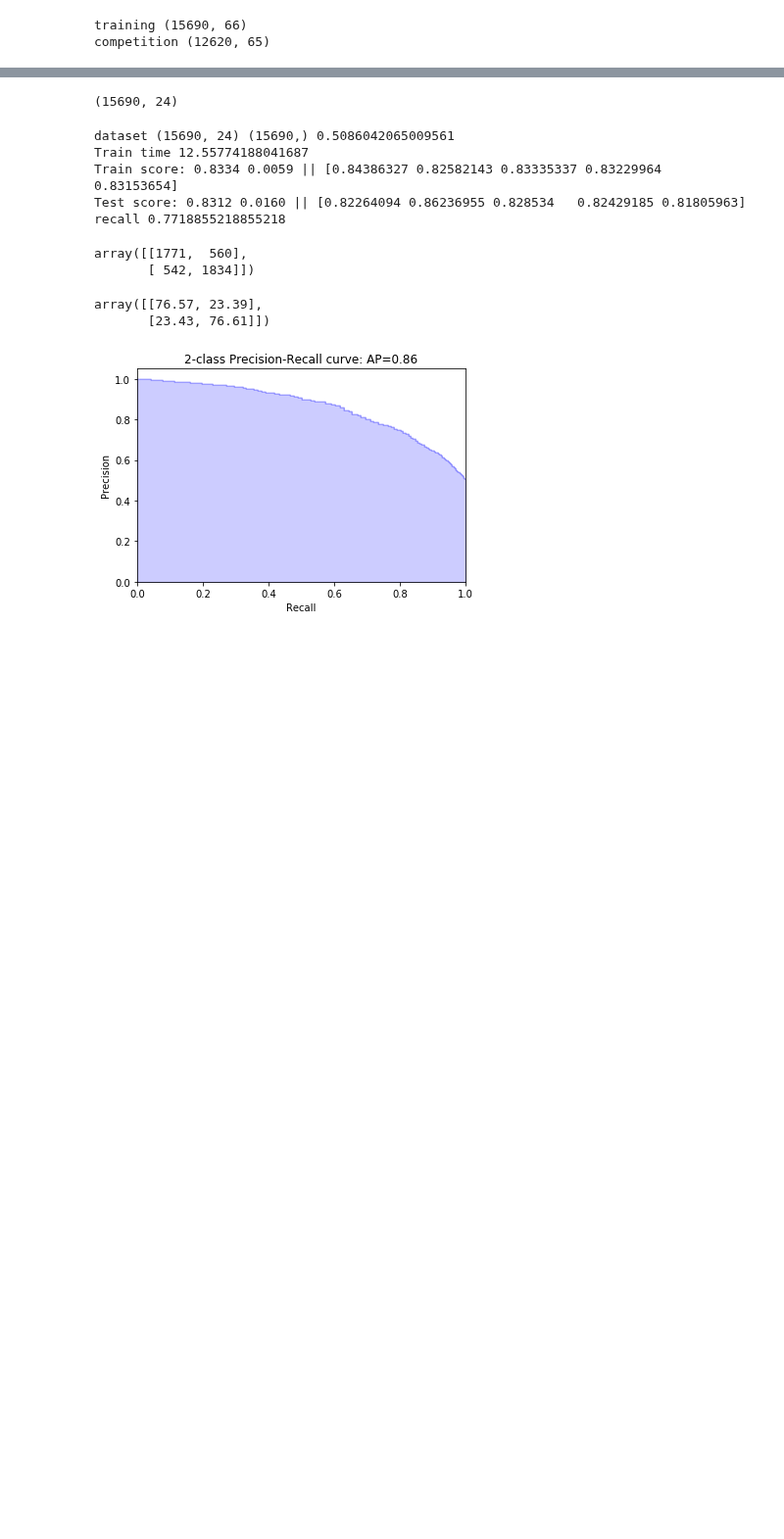
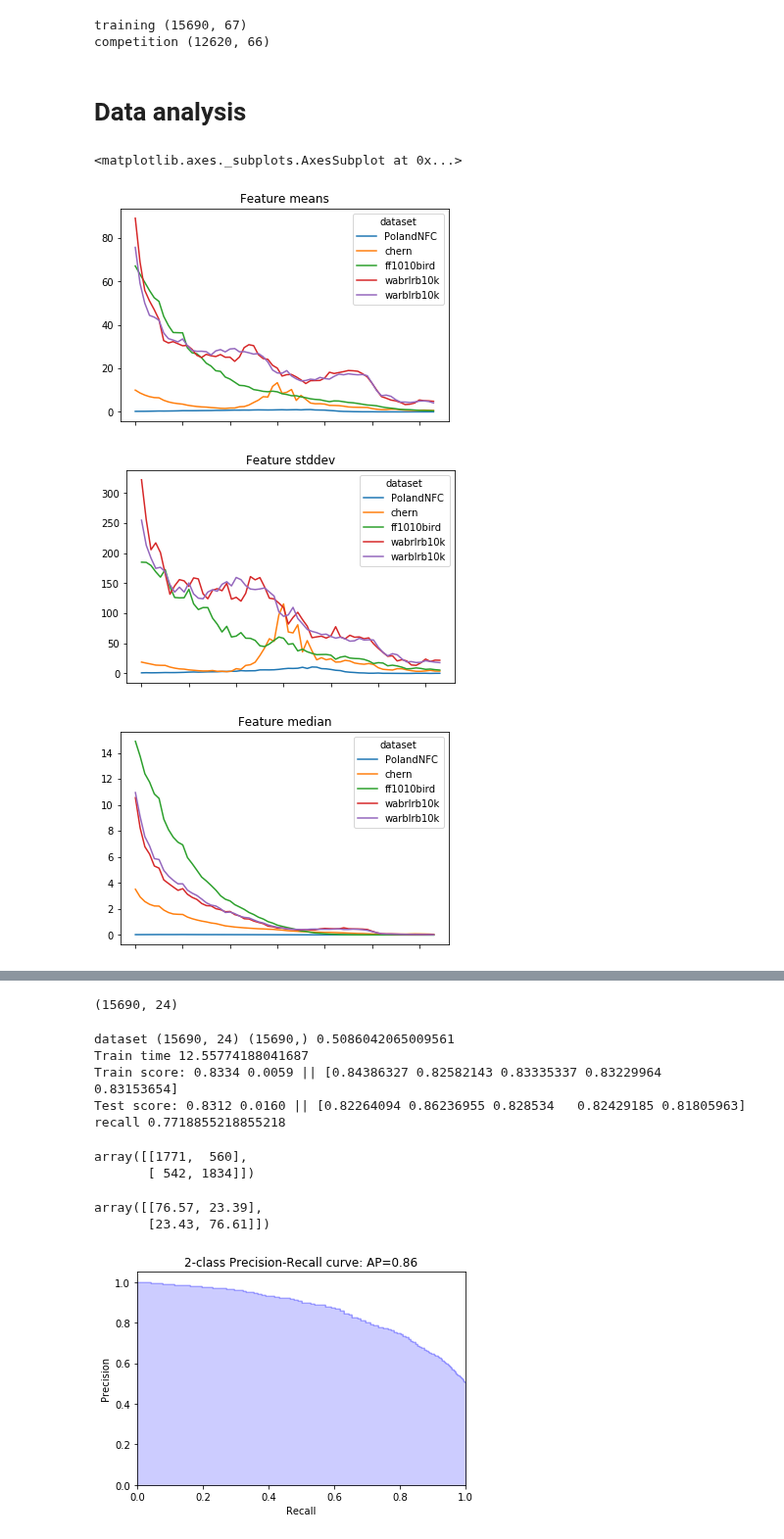
Before and after one commit to jonnor/datascience-master, a Jupyter notebook: dcase2018/Baseline.ipynb, the cells around one changed output, grey strips where cells are left out. Shown at 98% size. Saved outputs shown, nothing was run; the diff lists cells and outputs as text; code cells hidden in the pictures; blank space fills up the shorter version.

Commit message:
dcase2018: Some exploratory data analysis

```diff
--- a/dcase2018/Baseline.ipynb
+++ b/dcase2018/Baseline.ipynb
@@ -23,8 +23,11 @@ import librosa
 import librosa.display
 # %%
 
-def load_dataset(featurespath, labelpath=None, datadir='data/'):
+def load_dataset(featurespath, labelpath=None, name=None, datadir='data/'):
+    if name is None:
+        name=featurespath.split('_')[0]
     features = pandas.read_csv(datadir+featurespath)
+    features['dataset'] = name
     #regex = re.compile(r'wav\/(.*).wav')
     #itemid = features.filename.astype('str').str.replace(pat=regex, repl=lambda m: m.group(1), regex=True)
     itemid = features.filename.str.replace('.wav', '', regex=False).str.replace('wav/', '')
@@ -49,10 +52,22 @@ predict_warblr = load_dataset('wabrlrb10k_test_wav.melmax.csv')
 predict_chern = load_dataset('chern_wav.melmax.csv')
 
 compete = pandas.concat([predict_warblr, predict_chern, predict_poland])
+dataset = pandas.concat([train_ff1010, train_warblr])
+alldata = pandas.concat([compete, dataset], sort=False)
 
-dataset = pandas.concat([train_ff1010, train_warblr])
 print('training', dataset.shape)
 print('competition', compete.shape)
 # %% [output]
-training (15690, 66)
-competition (12620, 65)
+training (15690, 67)
+competition (12620, 66)
+# %% [markdown]
+# Data analysis
+# %%
+alldata.groupby('dataset').mean().T.plot(title='Feature means')
+alldata.groupby('dataset').std().T.plot(title='Feature stddev')
+alldata.groupby('dataset').median().T.plot(title='Feature median')
+# %% [output]
+<matplotlib.axes._subplots.AxesSubplot at 0x...>
+[figure, added]
+[figure, added]
+[figure, added]
```
Also changed, not shown: parts of 5 cells of this notebook.
